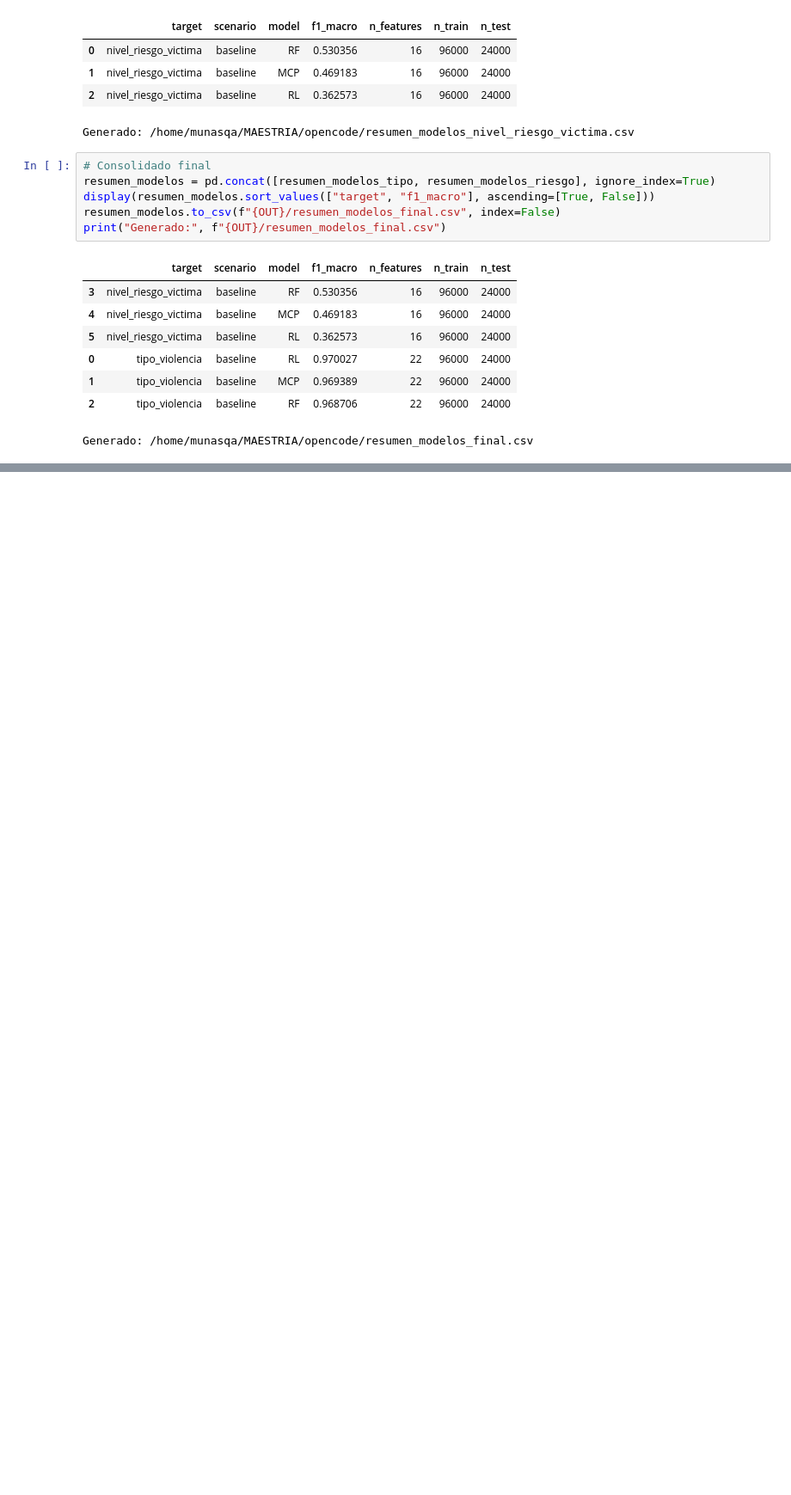
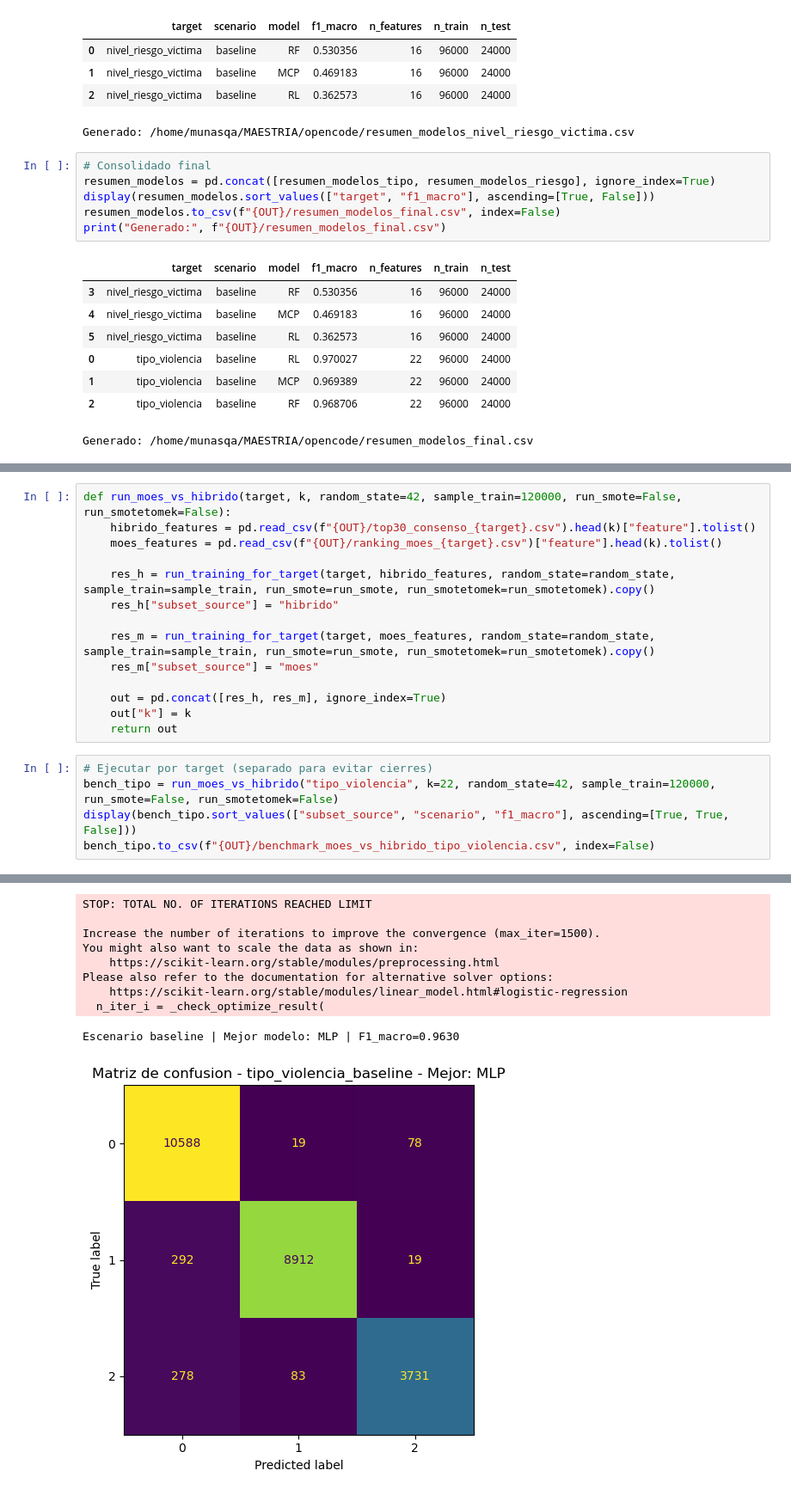
Before and after one commit to umalluq/violencia-eda, a Jupyter notebook: seleccion_caracteristicas_multimetodo_FULL.ipynb, the cells around one changed output, grey strips where cells are left out. Shown at 86% size. Drawn from its saved outputs; the diff is of its cells as text; blank space fills up the shorter version.

Commit message:
Document MOES-vs-hybrid benchmark and update modeling status

```diff
--- a/seleccion_caracteristicas_multimetodo_FULL.ipynb
+++ b/seleccion_caracteristicas_multimetodo_FULL.ipynb
@@ -1021,0 +1056,20 @@ Generado: /home/munasqa/MAESTRIA/opencode/resumen_modelos_final.csv
+# %%
+def run_moes_vs_hibrido(target, k, random_state=42, sample_train=120000, run_smote=False, run_smotetomek=False):
+    hibrido_features = pd.read_csv(f"{OUT}/top30_consenso_{target}.csv").head(k)["feature"].tolist()
+    moes_features = pd.read_csv(f"{OUT}/ranking_moes_{target}.csv")["feature"].head(k).tolist()
+
+    res_h = run_training_for_target(target, hibrido_features, random_state=random_state, sample_train=sample_train, run_smote=run_smote, run_smotetomek=run_smotetomek).copy()
+    res_h["subset_source"] = "hibrido"
+
+    res_m = run_training_for_target(target, moes_features, random_state=random_state, sample_train=sample_train, run_smote=run_smote, run_smotetomek=run_smotetomek).copy()
+    res_m["subset_source"] = "moes"
+
+    out = pd.concat([res_h, res_m], ignore_index=True)
+    out["k"] = k
+    return out
+# %%
+# Ejecutar por target (separado para evitar cierres)
+bench_tipo = run_moes_vs_hibrido("tipo_violencia", k=22, random_state=42, sample_train=120000, run_smote=False, run_smotetomek=False)
+display(bench_tipo.sort_values(["subset_source", "scenario", "f1_macro"], ascending=[True, True, False]))
+bench_tipo.to_csv(f"{OUT}/benchmark_moes_vs_hibrido_tipo_violencia.csv", index=False)
+# %% [output]
@@ -1021,0 +1087,10 @@ Generado: /home/munasqa/MAESTRIA/opencode/resumen_modelos_final.csv
+STOP: TOTAL NO. OF ITERATIONS REACHED LIMIT
+
+Increase the number of iterations to improve the convergence (max_iter=1500).
+You might also want to scale the data as shown in:
+    https://scikit-learn.org/stable/modules/preprocessing.html
+Please also refer to the documentation for alternative solver options:
+    https://scikit-learn.org/stable/modules/linear_model.html#logistic-regression
+  n_iter_i = _check_optimize_result(
+Escenario baseline | Mejor modelo: MLP | F1_macro=0.9630
+[figure, added]
```
Also changed, not shown: parts of 13 cells of this notebook, 15 other files.
